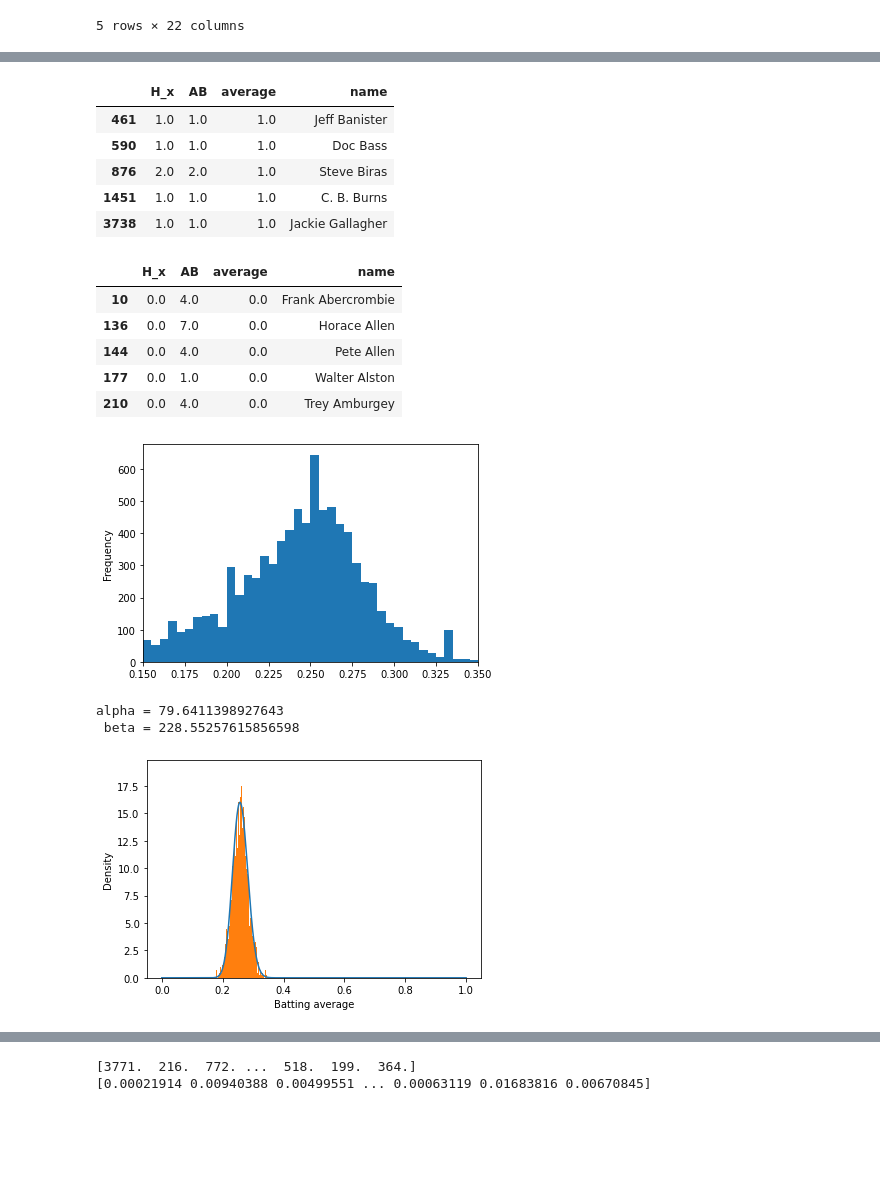
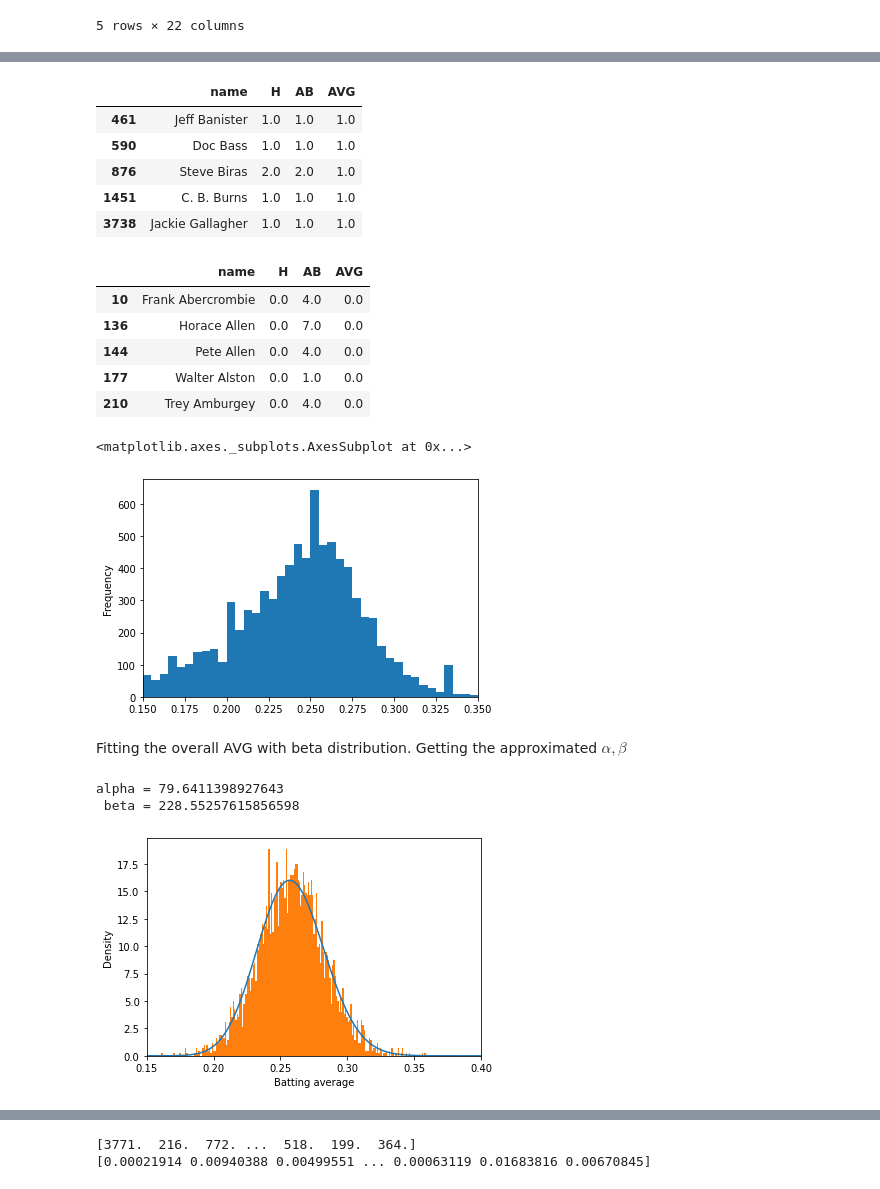
Before and after one commit to WellFan/bayesian_with_baseball, a Jupyter notebook: baseball.ipynb, the cells around one changed output, grey strips where cells are left out. Cells and saved outputs as stored; diff of their text form; code cells hidden in the pictures; blank space fills up the shorter version.

```diff
--- a/baseball.ipynb
+++ b/baseball.ipynb
@@ -10,6 +14,6 @@ Mounted at /content/drive
 # %%
-batting = pd.read_csv("/content/drive/My Drive/baseballdatabank-2022.2/core/Batting.csv")
-pitching = pd.read_csv("/content/drive/My Drive/baseballdatabank-2022.2/core/Pitching.csv")
+batting = pd.read_csv("https://raw.githubusercontent.com/WellFan/bayesian_with_baseball/main/baseballdatabank-2022.2/core/Batting.csv")
+pitching = pd.read_csv("https://raw.githubusercontent.com/WellFan/bayesian_with_baseball/main/baseballdatabank-2022.2/core/Pitching.csv")
 # %%
 batting.head()
 # %% [output]
@@ -23,9 +35,11 @@ batting.head()
 # %%
 career = batting[batting.AB > 0]
 career = pd.merge(career, pitching, how='outer', on='playerID', indicator=True)
-career = career[~(career._merge == 'both')].drop('_merge', axis=1)
-career = career.groupby(by='playerID').sum()
-career = career[['H_x', 'AB']]
-career = career.assign(average=lambda df:df.H_x / df.AB)
+career = (career[~(career._merge == 'both')]
+          .drop('_merge', axis=1).groupby(by='playerID')
+          .sum()[['H_x', 'AB']]
+          .assign(average=lambda df:df.H_x / df.AB)
+          .rename(columns={'H_x':'H', 'average':'AVG'})
+)
 career.head()
 # %% [output]
@@ -37,11 +51,11 @@ career.head()
 | abadijo01 | 11.0 | 49.0 | 0.224490 |
 | abbated01 | 772.0 | 3044.0 | 0.253614 |
 # %%
-people = pd.read_csv("/content/drive/My Drive/baseballdatabank-2022.2/core/People.csv")
+people = pd.read_csv("https://github.com/WellFan/bayesian_with_baseball/blob/main/baseballdatabank-2022.2/core/People.csv?raw=true")
 master = people[['playerID', 'nameFirst', 'nameLast']]
-master['name'] = master['nameFirst'] + ' ' + master['nameLast']
+master = master.assign(name = lambda df:df.nameFirst + ' ' + df.nameLast)
 master = master[['name', 'playerID']]
-career_name = pd.merge(career, master, how='inner', on='playerID')
+career_name = pd.merge(master, career, how='inner', on='playerID')
 career_name = career_name.drop(columns = 'playerID')
 career_name.head()
 # %% [output]
@@ -59,29 +68,32 @@ See the caveats in the documentation: https://pandas.pydata.org/pandas-docs/stab
 # %%
-career_name.nlargest(5, 'average')
+career_name.nlargest(5, 'AVG')
 # %% [output]
-|  | H_x | AB | average | name |
-| 461 | 1.0 | 1.0 | 1.0 | Jeff Banister |
-| 590 | 1.0 | 1.0 | 1.0 | Doc Bass |
-| 876 | 2.0 | 2.0 | 1.0 | Steve Biras |
-| 1451 | 1.0 | 1.0 | 1.0 | C. B. Burns |
-| 3738 | 1.0 | 1.0 | 1.0 | Jackie Gallagher |
+|  | name | H | AB | AVG |
+| 461 | Jeff Banister | 1.0 | 1.0 | 1.0 |
+| 590 | Doc Bass | 1.0 | 1.0 | 1.0 |
+| 876 | Steve Biras | 2.0 | 2.0 | 1.0 |
+| 1451 | C. B. Burns | 1.0 | 1.0 | 1.0 |
+| 3738 | Jackie Gallagher | 1.0 | 1.0 | 1.0 |
 # %%
-career_name.nsmallest(5, 'average')
+career_name.nsmallest(5, 'AVG')
 # %% [output]
-|  | H_x | AB | average | name |
-| 10 | 0.0 | 4.0 | 0.0 | Frank Abercrombie |
-| 136 | 0.0 | 7.0 | 0.0 | Horace Allen |
-| 144 | 0.0 | 4.0 | 0.0 | Pete Allen |
-| 177 | 0.0 | 1.0 | 0.0 | Walter Alston |
-| 210 | 0.0 | 4.0 | 0.0 | Trey Amburgey |
+|  | name | H | AB | AVG |
+| 10 | Frank Abercrombie | 0.0 | 4.0 | 0.0 |
+| 136 | Horace Allen | 0.0 | 7.0 | 0.0 |
+| 144 | Pete Allen | 0.0 | 4.0 | 0.0 |
+| 177 | Walter Alston | 0.0 | 1.0 | 0.0 |
+| 210 | Trey Amburgey | 0.0 | 4.0 | 0.0 |
 # %%
-ax = career_name['average'].plot.hist(xlim=[0.15, 0.35], bins=200, xlabel='average', ylabel='count')
+career_name['AVG'].plot.hist(xlim=[0.15, 0.35], bins=200, xlabel='average', ylabel='count')
 # %% [output]
+<matplotlib.axes._subplots.AxesSubplot at 0x...>
 [figure]
+# %% [markdown]
+Fitting the overall AVG with beta distribution. Getting the approximated $α, β$
 # %%
 from scipy.stats import beta
 career_filter = career_name[career_name.AB > 500]
-a0, b0, loc1, scale1 = beta.fit(career_filter['average'], floc=0, fscale=1)
+a0, b0, loc1, scale1 = beta.fit(career_filter['AVG'], floc=0, fscale=1)
 print("alpha =", a0, "\n", "beta =", b0)
 # %% [output]
 alpha = 79.6411398927643
@@ -89,11 +101,12 @@ alpha = 79.6411398927643
 # %%
 import matplotlib.pyplot as plt
 x = np.linspace(0, 1, 1000)
 y = beta.pdf(x, a0, b0)
 plt.plot(x, y)
-plt.hist(career_filter['average'], bins=200, density=True)
+plt.hist(career_filter['AVG'], bins=200, density=True)
 plt.xlabel('Batting average')
 plt.ylabel('Density')
+plt.xlim(0.15, 0.4)
 plt.show()
 # %% [output]
-[figure, old version]
+[figure, new version]
```
Also changed, not shown: parts of 22 cells of this notebook.
